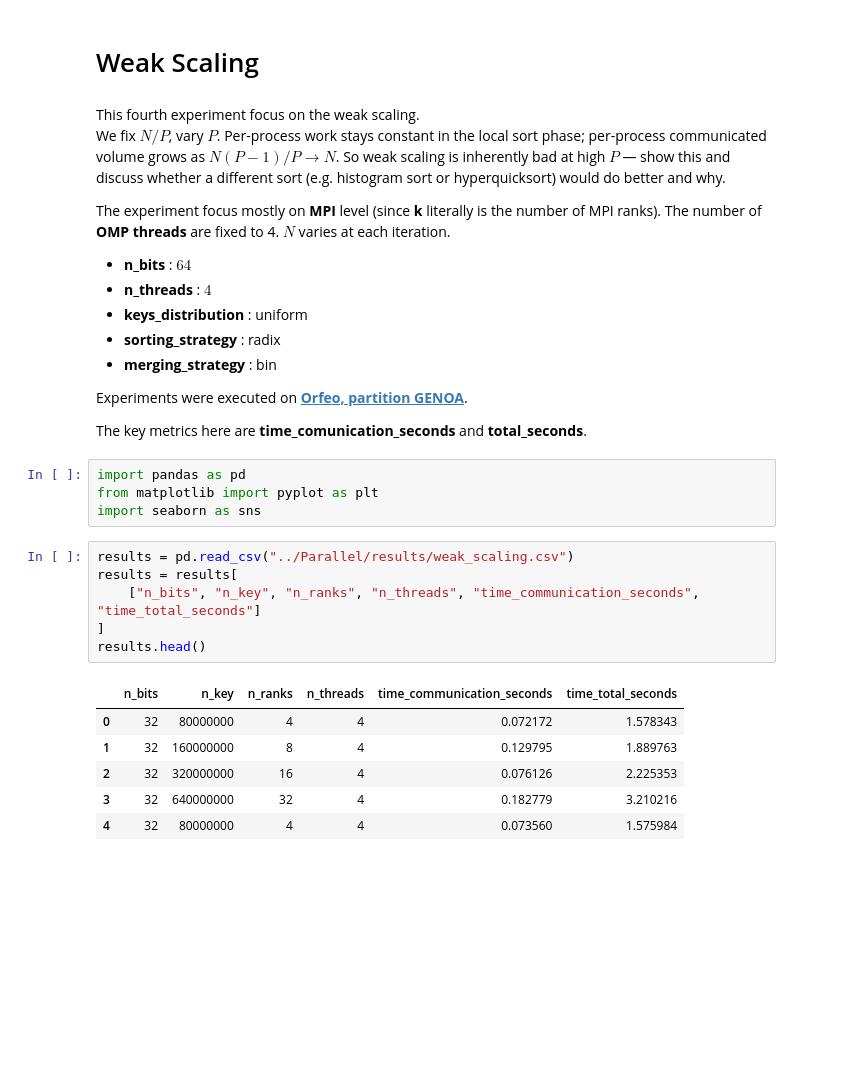
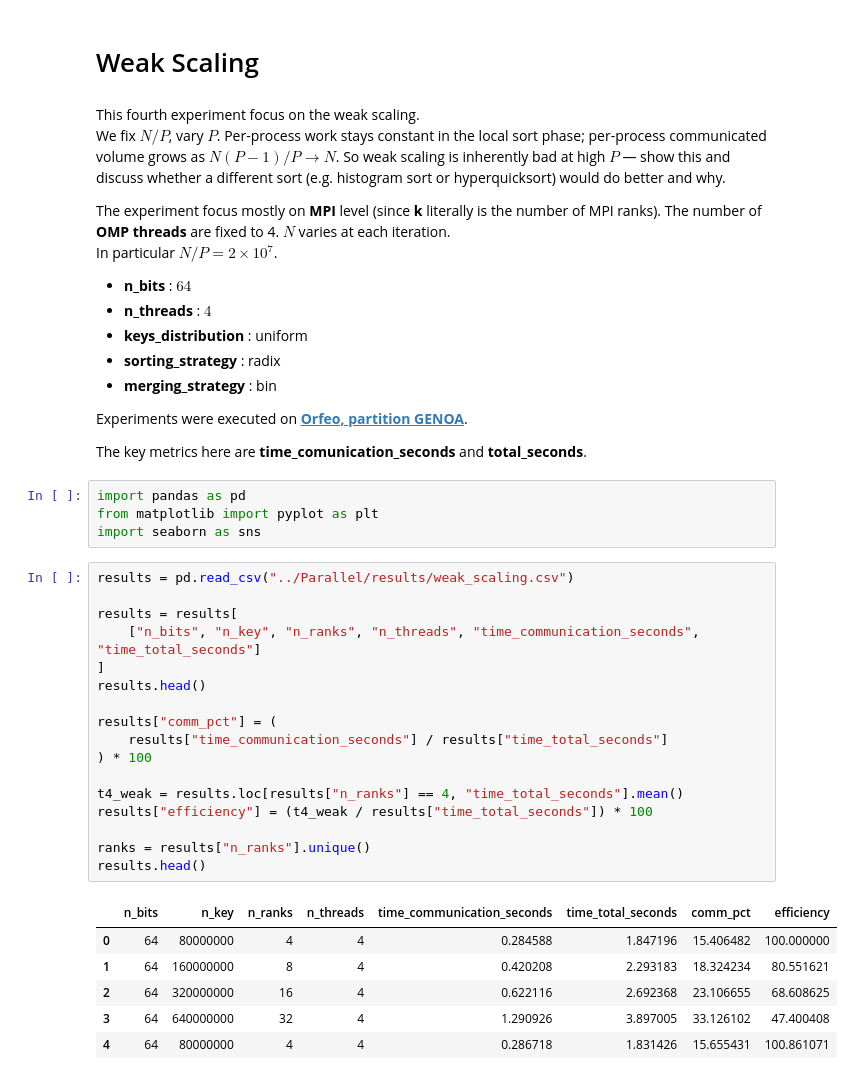
Before and after one commit to frekkoz3/Parallel-Sample-Sort, a Jupyter notebook: Script/weak_scaling.ipynb, the cells around one changed output. Cells and saved outputs as stored; diff of their text form; blank space fills up the shorter version.

```diff
--- a/Script/weak_scaling.ipynb
+++ b/Script/weak_scaling.ipynb
@@ -4,7 +4,8 @@
 This fourth experiment focus on the weak scaling.\
 We fix $N/P$, vary $P$. Per-process work stays constant in the local sort phase; per-process communicated volume grows as $N(P-1)/P \to N$. So weak scaling is inherently bad at high $P$ — show this and discuss whether a different sort (e.g. histogram sort or hyperquicksort) would do better and why.
 
-The experiment focus mostly on **MPI** level (since **k** literally is the number of MPI ranks). The number of **OMP threads** are fixed to 4. $N$ varies at each iteration.
+The experiment focus mostly on **MPI** level (since **k** literally is the number of MPI ranks). The number of **OMP threads** are fixed to 4. $N$ varies at each iteration.\
+In particular $N/P = 2 \times 10^7$.
 
 * **n_bits** : $64$
 * **n_threads** : $4$
@@ -21,17 +22,28 @@ from matplotlib import pyplot as plt
 import seaborn as sns
 # %%
 results = pd.read_csv("../Parallel/results/weak_scaling.csv")
+
 results = results[
     ["n_bits", "n_key", "n_ranks", "n_threads", "time_communication_seconds", "time_total_seconds"]
 ]
 results.head()
+
+results["comm_pct"] = (
+    results["time_communication_seconds"] / results["time_total_seconds"]
+) * 100
+
+t4_weak = results.loc[results["n_ranks"] == 4, "time_total_seconds"].mean()
+results["efficiency"] = (t4_weak / results["time_total_seconds"]) * 100
+
+ranks = results["n_ranks"].unique()
+results.head()
 # %% [output]
-|  | n_bits | n_key | n_ranks | n_threads | time_communication_seconds | time_total_seconds |
-| 0 | 32 | 80000000 | 4 | 4 | 0.072172 | 1.578343 |
-| 1 | 32 | 160000000 | 8 | 4 | 0.129795 | 1.889763 |
-| 2 | 32 | 320000000 | 16 | 4 | 0.076126 | 2.225353 |
-| 3 | 32 | 640000000 | 32 | 4 | 0.182779 | 3.210216 |
-| 4 | 32 | 80000000 | 4 | 4 | 0.073560 | 1.575984 |
+|  | n_bits | n_key | n_ranks | n_threads | time_communication_seconds | time_total_seconds | comm_pct | efficiency |
+| 0 | 64 | 80000000 | 4 | 4 | 0.284588 | 1.847196 | 15.406482 | 100.000000 |
+| 1 | 64 | 160000000 | 8 | 4 | 0.420208 | 2.293183 | 18.324234 | 80.551621 |
+| 2 | 64 | 320000000 | 16 | 4 | 0.622116 | 2.692368 | 23.106655 | 68.608625 |
+| 3 | 64 | 640000000 | 32 | 4 | 1.290926 | 3.897005 | 33.126102 | 47.400408 |
+| 4 | 64 | 80000000 | 4 | 4 | 0.286718 | 1.831426 | 15.655431 | 100.861071 |
 # %%
 plot_data = results.melt(
     id_vars=["n_bits", "n_key", "n_ranks", "n_threads"],
```
Also changed, not shown: parts of 3 cells of this notebook, 1 other file.
